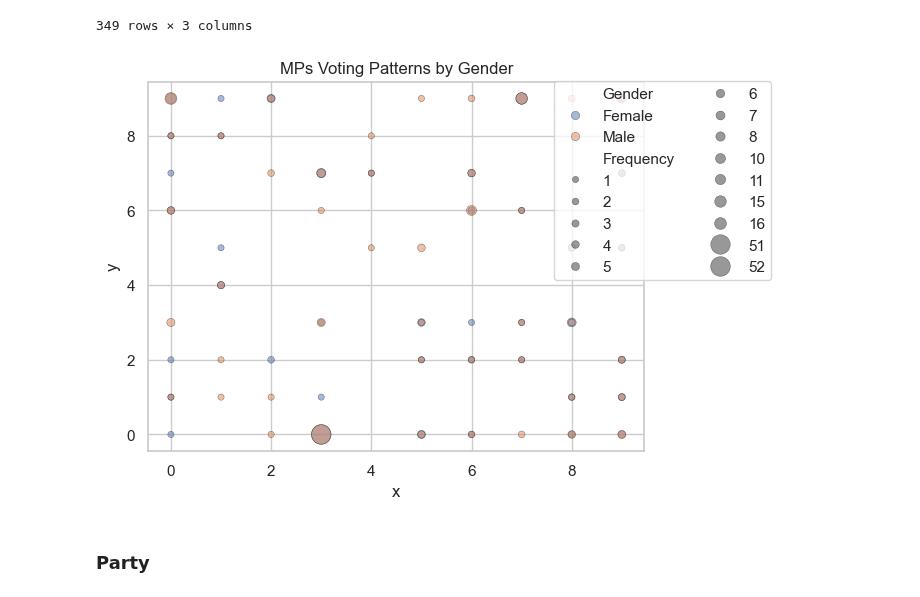
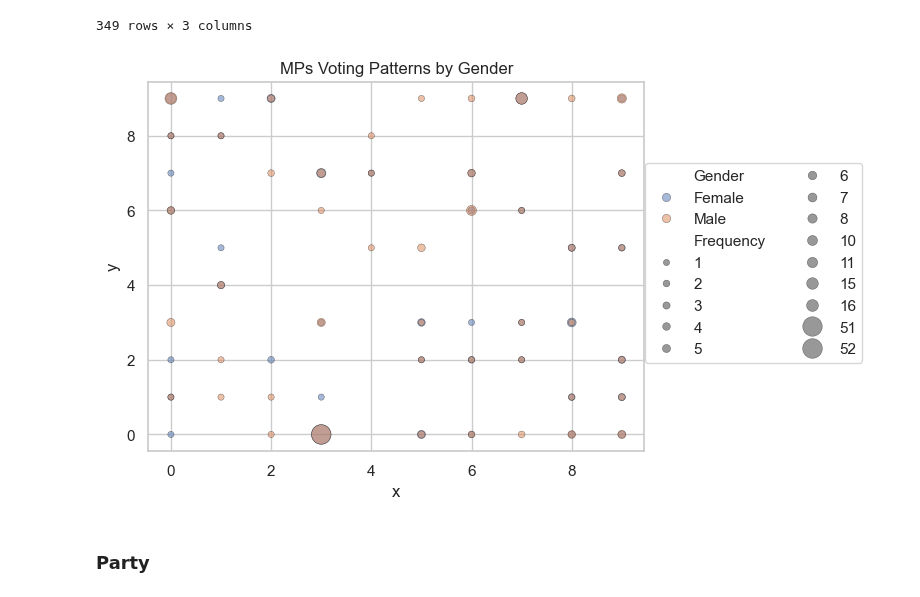
Before and after one commit to nathanansel28/DD2437, a Jupyter notebook: lab2/split3.ipynb, the cells around one changed output. Cells and saved outputs as stored; diff of their text form; code cells hidden in the pictures.

Commit message:
lab2 - improve plots
Legend was not correctly visualized.

```diff
--- a/lab2/split3.ipynb
+++ b/lab2/split3.ipynb
@@ -129,22 +129,22 @@ df
 # %%
 freq = df.groupby(["x", "y", "Gender"]).size().reset_index(name="Frequency")
 
 sns.scatterplot(
     data=freq,
     x="x",
     y="y",
     size="Frequency",
     hue="Gender",
     alpha=0.5,
     legend="full",
     sizes=(20, 200),
     edgecolor="black",
 )
-plt.legend(bbox_to_anchor=(1.271, 1.022), loc="upper right", ncol=2)
+plt.legend(bbox_to_anchor=(1.455, 0.8), loc="upper right", ncol=2)
 plt.title("MPs Voting Patterns by Gender")
 plt.savefig("./imgs/split3_mps_gender.pdf")
 # %% [output]
-[figure, old version]
+[figure, new version]
 # %% [markdown]
 ### Party
 # %%
```
Also changed, not shown: 5 other files.
